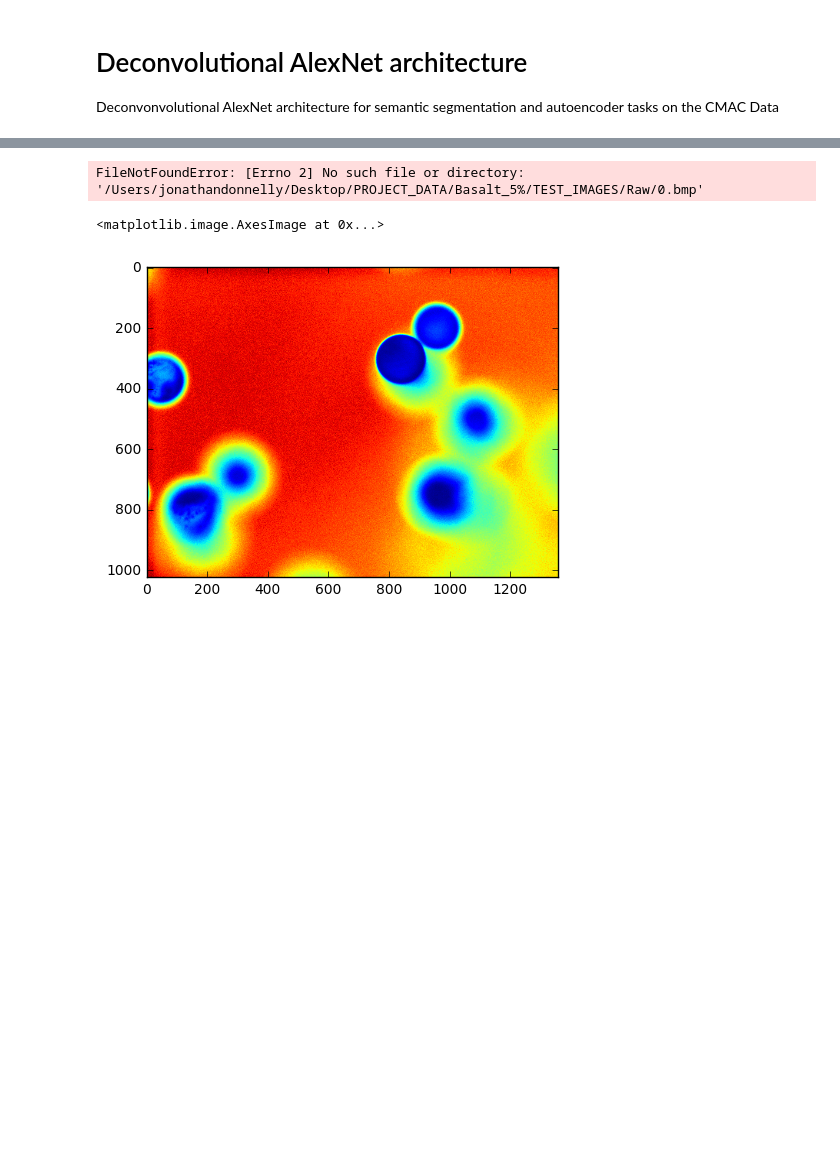
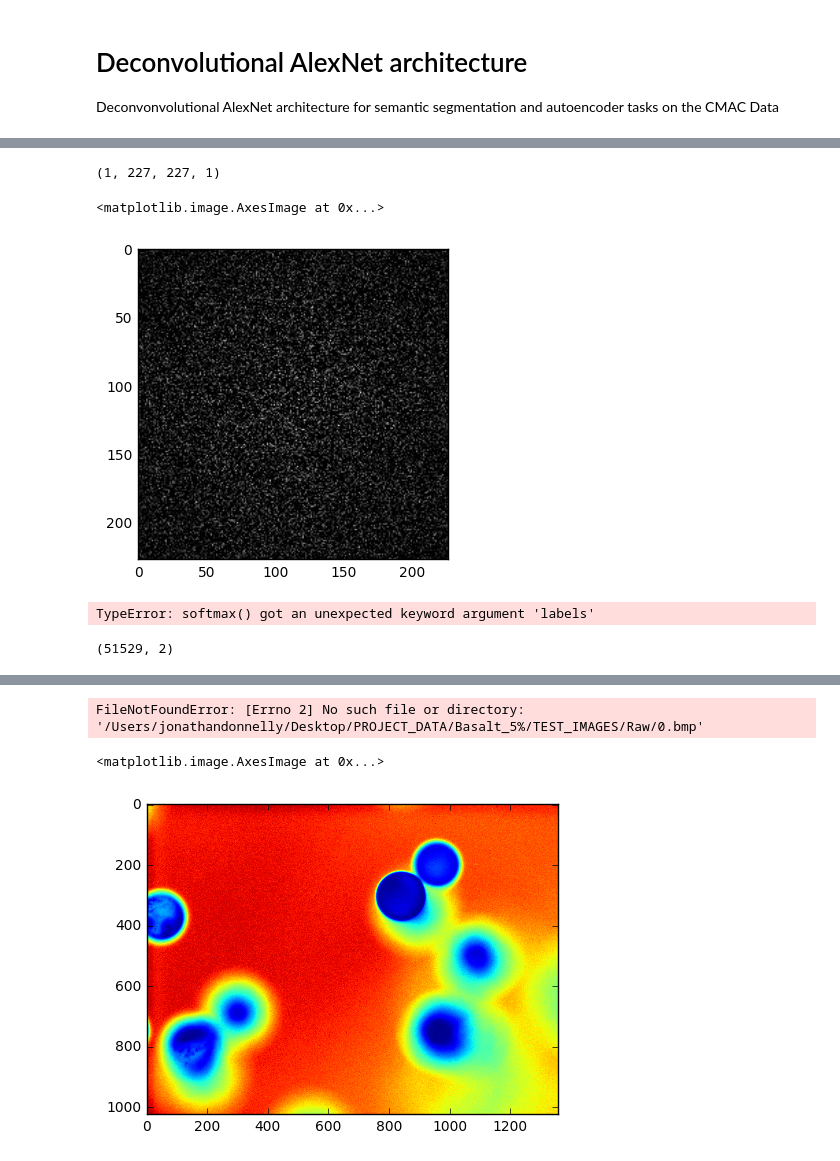
Before and after one commit to JDonnelly1/Deconvolutional_AlexNet, a Jupyter notebook: Deconvolutional_AlexNet.ipynb, the cells around one changed output, grey strips where cells are left out. Saved outputs shown, nothing was run; the diff lists cells and outputs as text; code cells hidden in the pictures; blank space fills up the shorter version.

Commit message:
Training operations work

```diff
--- a/Deconvolutional_AlexNet.ipynb
+++ b/Deconvolutional_AlexNet.ipynb
@@ -401,0 +394,76 @@ logit_test.shape
+# %%
+# Another convolutional layer for getting the prediction into the same size as the label image
+    # not right!
+'''
+with tf.name_scope('Prediction'):
+
+    # Fully Convolutional layer
+
+    Filter_FINAL = tf.Variable(tf.random_normal([227, 227, 2, 1], stddev = 0.35), name = 'Kernel_FC1')
+
+    Biases_FINAL = tf.Variable(tf.constant(0.1, shape = [1]), name="Biases_FC1")
+
+    conv_FINAL = tf.nn.relu(tf.nn.conv2d(conv_up, Filter_FINAL, strides = [1,1,1,1], padding = 'SAME'))
+
+init = tf.global_variables_initializer()
+sess = tf.Session()
+sess.run(init)
+
+test = (sess.run(conv_FINAL, feed_dict={x: image_4d})) # feed in the output from the previous layer
+print(test.shape)
+
+test = np.squeeze(test)
+
+plt.imshow(test, cmap = 'gray')
+
+'''
+# %% [output]
+(1, 227, 227, 1)
+<matplotlib.image.AxesImage at 0x...>
+[figure, added]
+# %%
+# Loss computation I THINK THIS IS WRONG
+'''
+logits = tf.reshape(conv_FINAL, [-1])
+
+reshaped_labels = tf.reshape(labels, [-1])
+
+
+cross_entropy = tf.nn.softmax(logits = logits, labels = reshaped_labels)
+loss = tf.reduce_mean(cross_entropy)
+
+
+train_op = tf.train.GradientDescentOptimizer(0.1).minimize(loss)
+
+
+
+init = tf.global_variables_initializer()
+sess = tf.Session()
+sess.run(init)
+
+with sess.as_default():
+    train_step = train_op.run(feed_dict={x:image_4d,labels:image_4d})
+'''
+# %% [output]
+TypeError: softmax() got an unexpected keyword argument 'labels'
+# %%
+# LOSS COMPUTATION
+
+reshaped_logits = tf.reshape(conv_up, [-1, 2])  # shape [batch_size*227*227, 2]
+reshaped_labels = tf.reshape(labels, [-1])  # shape [batch_size*227*227*1]
+
+loss = tf.nn.sparse_softmax_cross_entropy_with_logits(logits = reshaped_logits, labels = reshaped_labels)
+cost = tf.reduce_mean(loss)
+optimizer = tf.train.AdamOptimizer(learning_rate=0.1).minimize(cost)
+
+
+
+init = tf.global_variables_initializer()
+sess = tf.InteractiveSession()
+sess.run(init)
+
+log = sess.run(reshaped_logits, feed_dict = {x:image_4d})
+
+log.shape
+# %% [output]
+(51529, 2)
```
Also changed, not shown: parts of 42 cells of this notebook.
